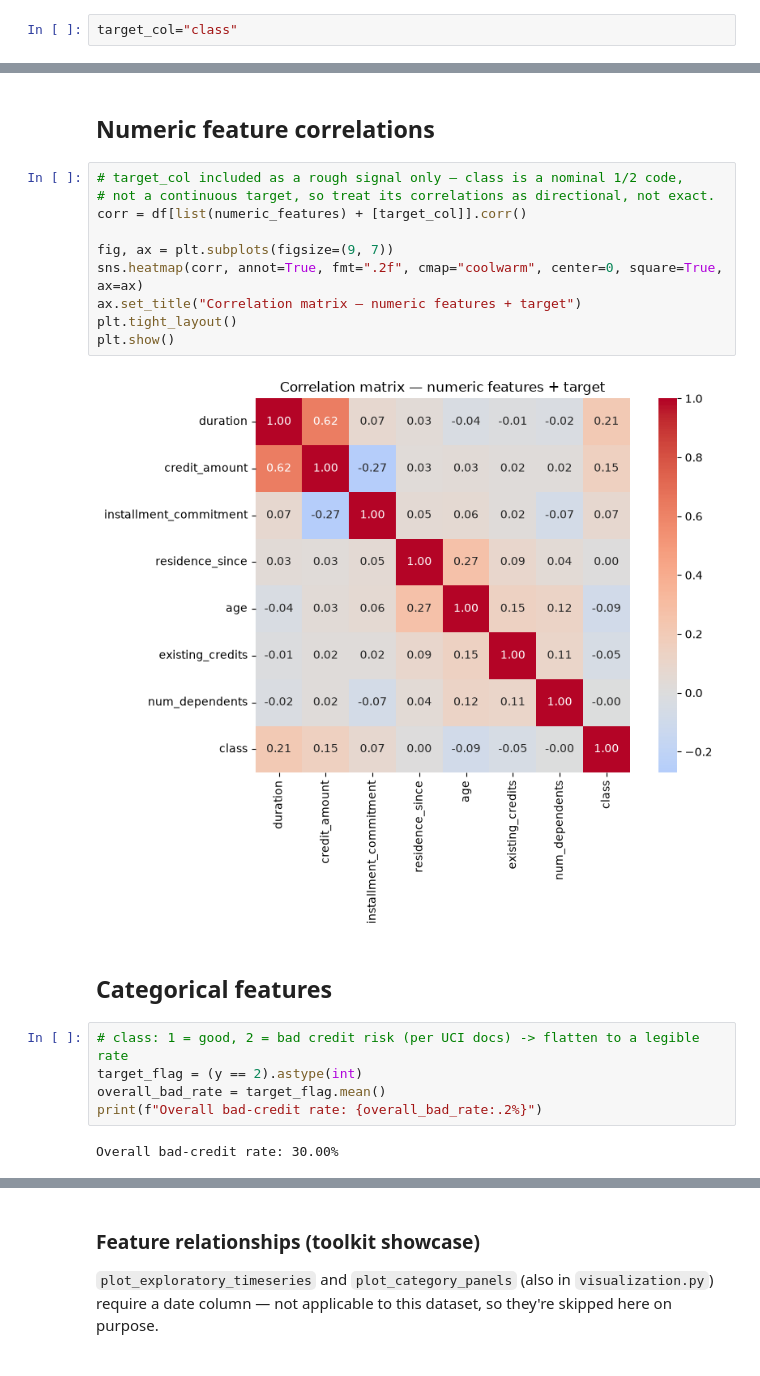
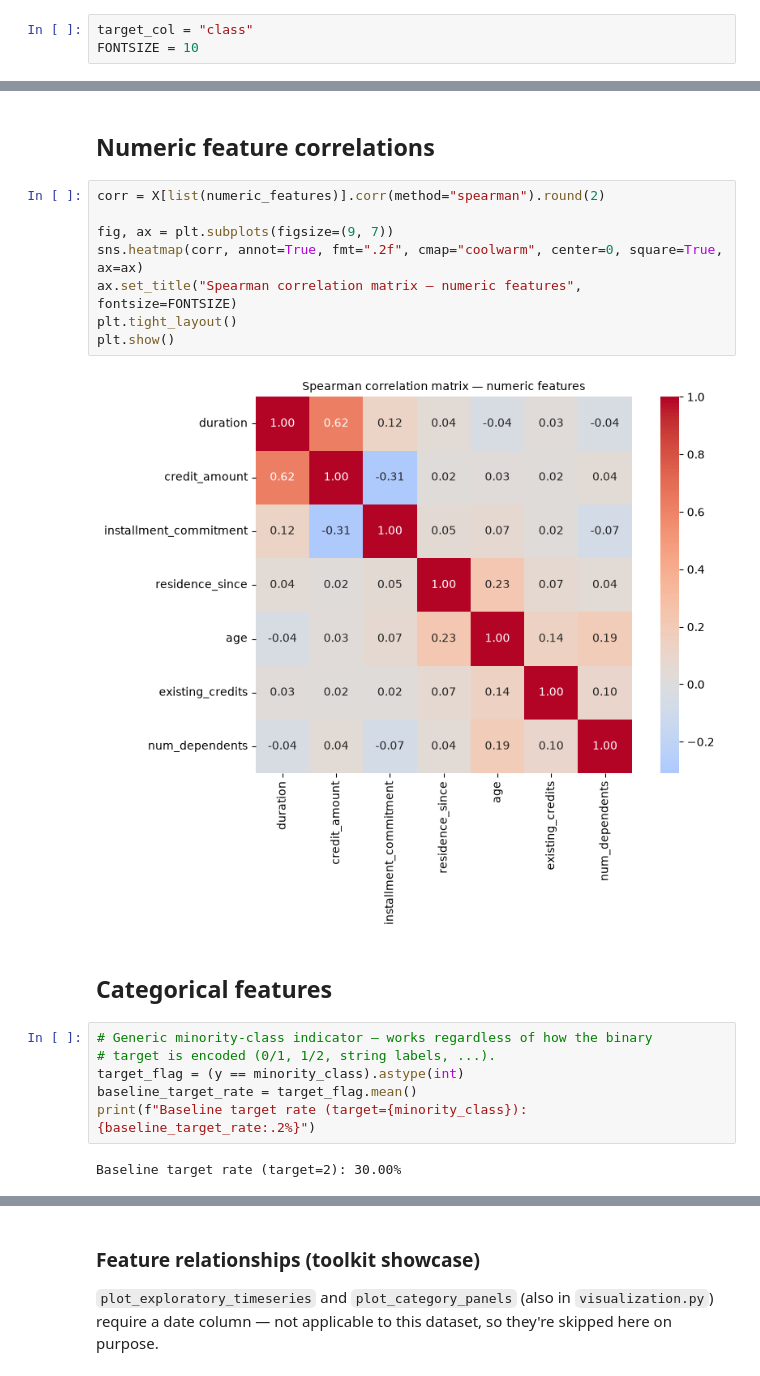
Before and after one commit to cafernandezp/ds-harness-template, a Jupyter notebook: playground/scripts/eda/eda_binary_target.ipynb, the cells around one changed output, grey strips where cells are left out. Drawn from its saved outputs; the diff is of its cells as text.

```diff
--- a/playground/scripts/eda/eda_binary_target.ipynb
+++ b/playground/scripts/eda/eda_binary_target.ipynb
@@ -13,7 +13,8 @@ import visualization
 # %% [markdown]
 # Env
 # %%
-target_col="class"
+target_col = "class"
+FONTSIZE = 10
 # %% [markdown]
 # Load data
 # %%
@@ -196,26 +205,25 @@ for col in numeric_features:
 # %% [markdown]
 ## Numeric feature correlations
 # %%
-# target_col included as a rough signal only — class is a nominal 1/2 code,
-# not a continuous target, so treat its correlations as directional, not exact.
-corr = df[list(numeric_features) + [target_col]].corr()
+corr = X[list(numeric_features)].corr(method="spearman").round(2)
 
 fig, ax = plt.subplots(figsize=(9, 7))
 sns.heatmap(corr, annot=True, fmt=".2f", cmap="coolwarm", center=0, square=True, ax=ax)
-ax.set_title("Correlation matrix — numeric features + target")
+ax.set_title("Spearman correlation matrix — numeric features", fontsize=FONTSIZE)
 plt.tight_layout()
 plt.show()
 # %% [output]
-[figure, old version]
+[figure, new version]
 # %% [markdown]
 ## Categorical features
 # %%
-# class: 1 = good, 2 = bad credit risk (per UCI docs) -> flatten to a legible rate
-target_flag = (y == 2).astype(int)
-overall_bad_rate = target_flag.mean()
-print(f"Overall bad-credit rate: {overall_bad_rate:.2%}")
+# Generic minority-class indicator — works regardless of how the binary
+# target is encoded (0/1, 1/2, string labels, ...).
+target_flag = (y == minority_class).astype(int)
+baseline_target_rate = target_flag.mean()
+print(f"Baseline target rate (target={minority_class}): {baseline_target_rate:.2%}")
 # %% [output]
-Overall bad-credit rate: 30.00%
+Baseline target rate (target=2): 30.00%
 # %%
 for col in categorical_features:
     counts = X[col].value_counts()
```
Also changed, not shown: parts of 3 cells of this notebook.
